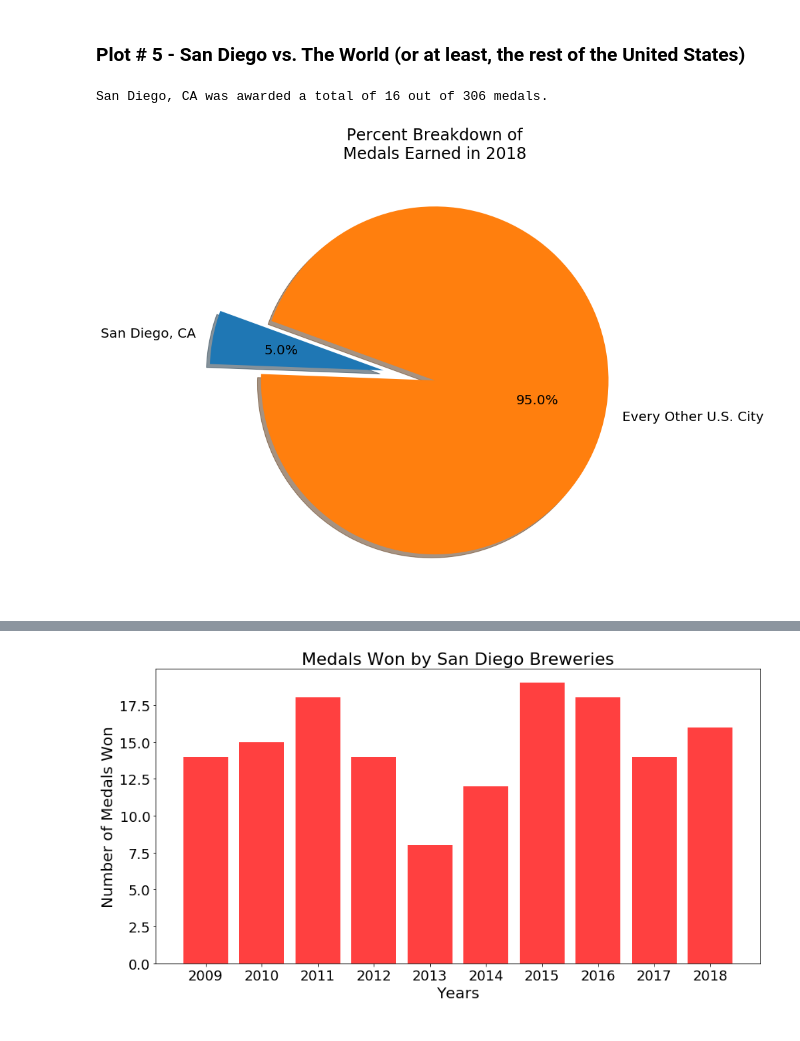
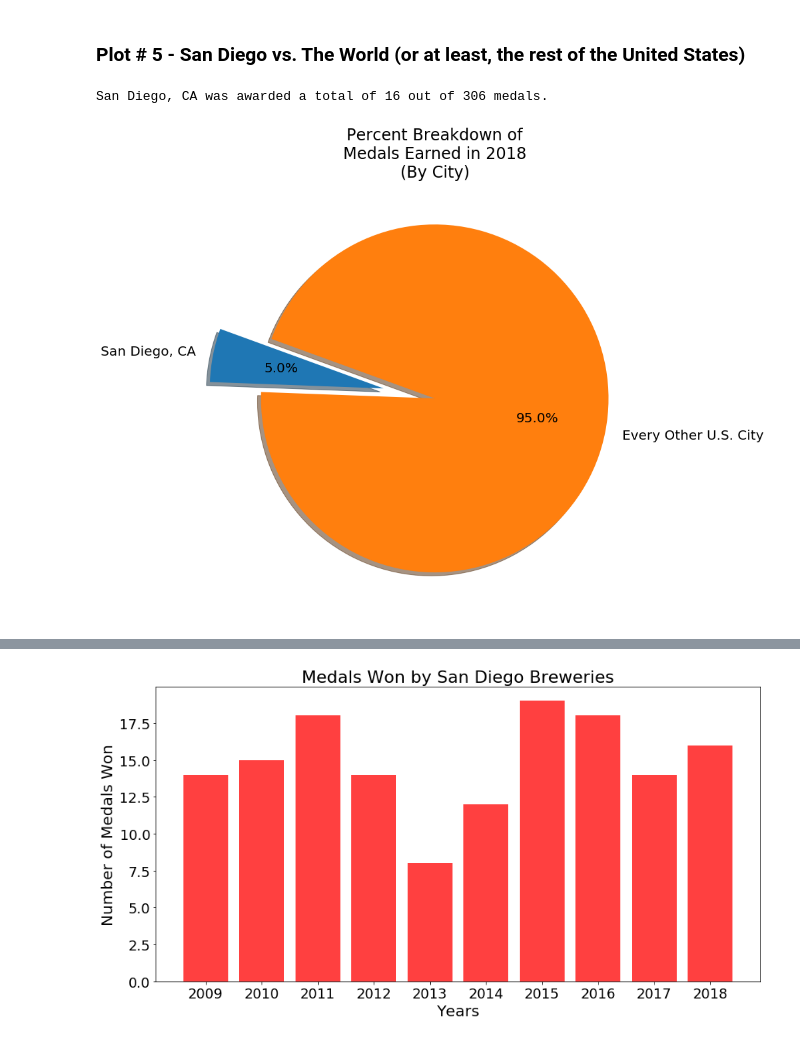
Before and after one commit to jbizzlefoshizzle/Project-1, a Jupyter notebook: Presentation Notebook.ipynb, the cells around one changed output, grey strips where cells are left out. Saved outputs shown, nothing was run; the diff lists cells and outputs as text; code cells hidden in the pictures.

```diff
--- a/Presentation Notebook.ipynb
+++ b/Presentation Notebook.ipynb
@@ -442,29 +452,29 @@ Power_divergenceResult(statistic=0.036281179138321996, pvalue=0.982022960467876)
 # %%
 # Did San Diego show up as the best in the U.S. for 2018?
 
 total_entries_us = all_winner_data.groupby(['year'])['total_category_entries'].count()
 total_entries_cal = cal_data.groupby(['year'])['total_category_entries'].count()
 total_entries_sd = sd_data.groupby(['year'])['total_category_entries'].count()
 
 bweh = sd_data.loc[sd_data['year'] == 2018]
 sd_2018 = bweh[['medal', 'beer_name', 'brewery', 'category', 'total_category_entries']]
 
 medals_2018 = all_winner_data.loc[all_winner_data['year'] == 2018]
 all_2018 = medals_2018[['medal', 'beer_name', 'brewery', 'category', 'total_category_entries']]
 
 x = sd_2018['medal'].count()
 y = all_2018['medal'].count()
 print("")
 print(f'San Diego, CA was awarded a total of {x} out of {y} medals.')
 
 labels = 'San Diego, CA','Every Other U.S. City'
 sizes = [x,y]
 explode = (0.3,0)
 # plt.rcParams['font.size'] = 20
 plt.figure(figsize=(24,12))
 plt.pie(sizes, explode=explode, labels=labels, autopct='%1.1f%%',shadow=True, startangle=160)
-plt.title("Percent Breakdown of\n" + "Medals Earned in 2018")
+plt.title("Percent Breakdown of\n" + "Medals Earned in 2018\n" + "(By City)")
 plt.show()
 # %% [output]
 San Diego, CA was awarded a total of 16 out of 306 medals.
-[figure, old version]
+[figure, new version]
```
Also changed, not shown: parts of 23 cells of this notebook.
